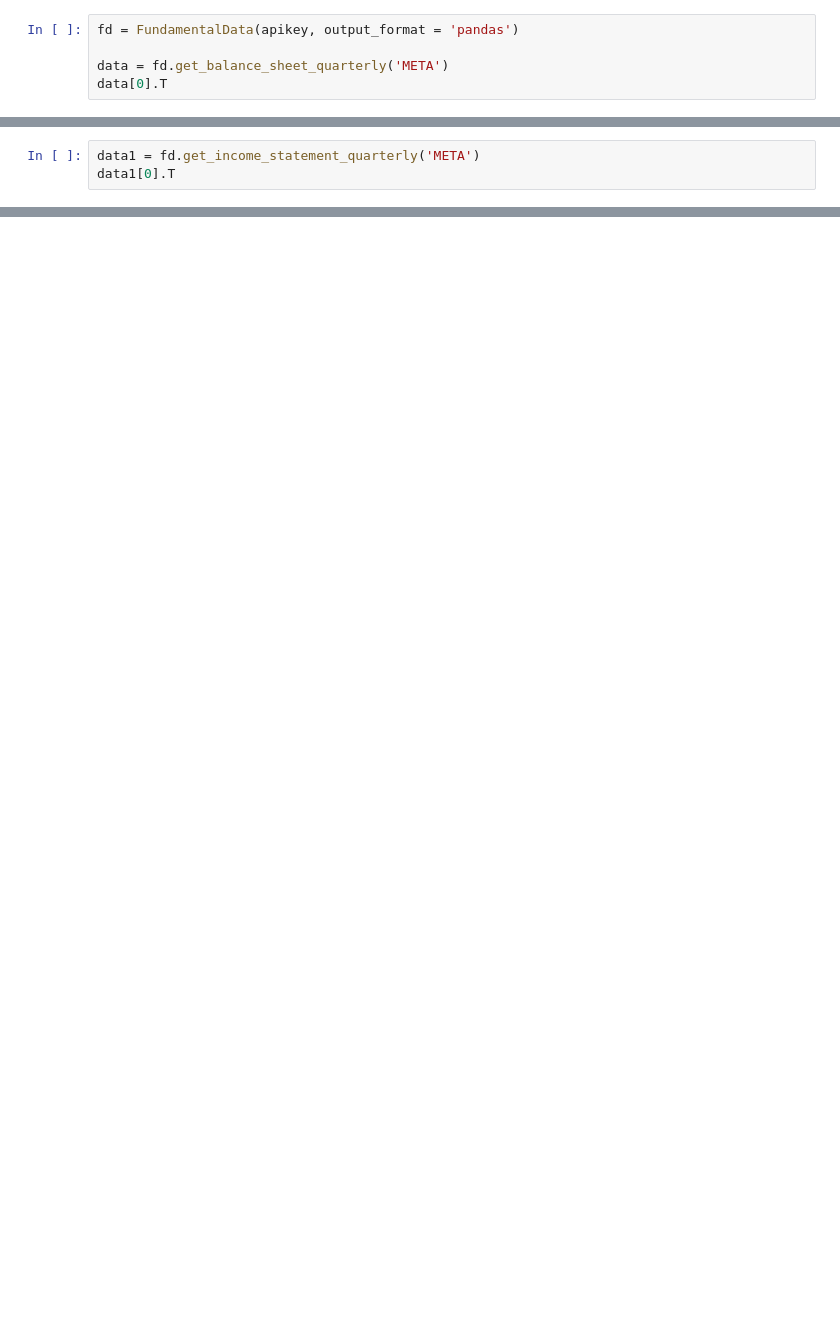
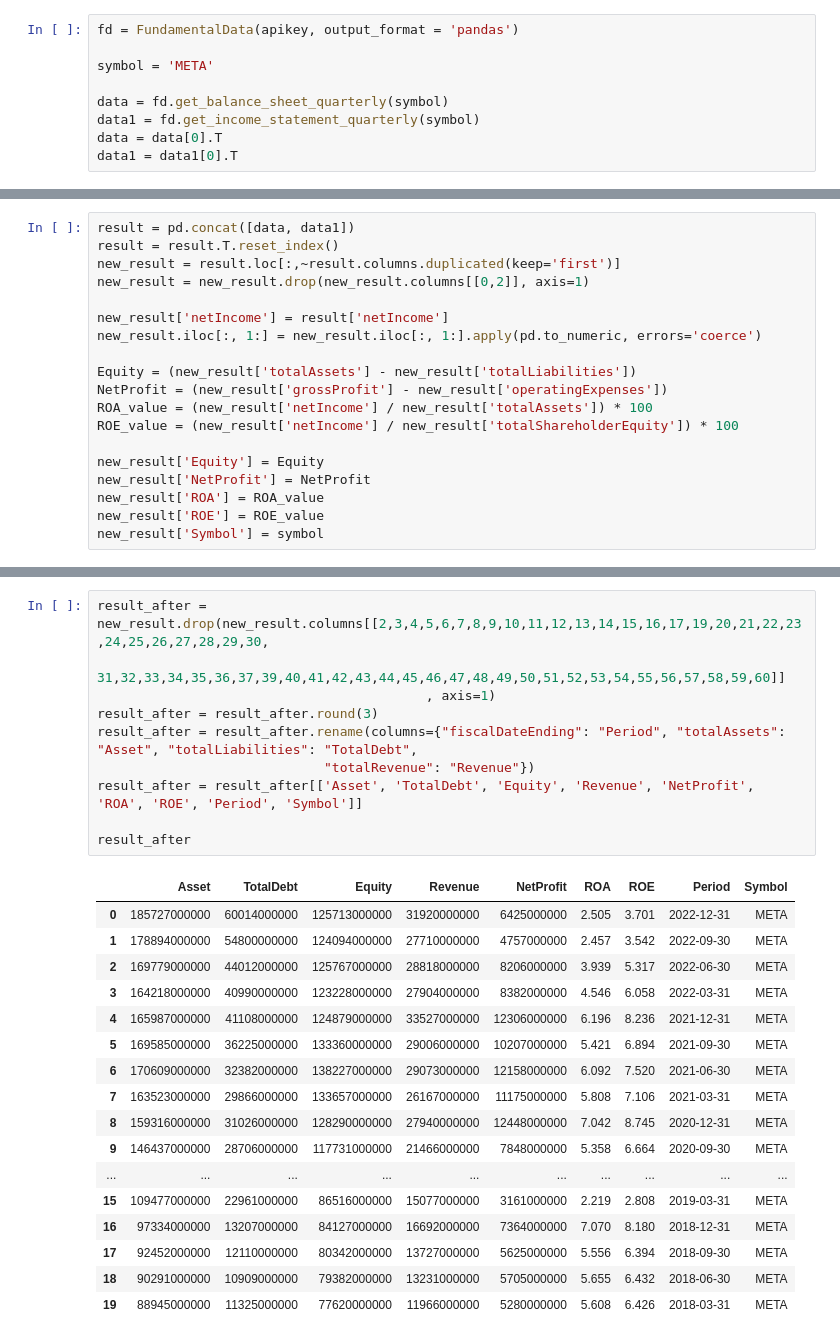
Before and after one commit to TIIIIIIW/SOFTWARE-DEVELOPMENT-2, a Jupyter notebook: ML/Data/data_nasdaq.ipynb, the cells around one changed output, grey strips where cells are left out. Saved outputs shown, nothing was run; the diff lists cells and outputs as text; blank space fills up the shorter version.

```diff
--- a/ML/Data/data_nasdaq.ipynb
+++ b/ML/Data/data_nasdaq.ipynb
@@ -5,5 +6,9 @@ apikey = '4YLKM5SFV5RXMQCG'
 # %%
 fd = FundamentalData(apikey, output_format = 'pandas')
 
-data = fd.get_balance_sheet_quarterly('META')
-data[0].T
+symbol = 'META'
+
+data = fd.get_balance_sheet_quarterly(symbol)
+data1 = fd.get_income_statement_quarterly(symbol)
+data = data[0].T
+data1 = data1[0].T
@@ -28,3 +14,0 @@ data[0].T
-# %%
-data1 = fd.get_income_statement_quarterly('META')
-data1[0].T
@@ -48,0 +15,19 @@ data1[0].T
+# %%
+result = pd.concat([data, data1])
+result = result.T.reset_index()
+new_result = result.loc[:,~result.columns.duplicated(keep='first')]
+new_result = new_result.drop(new_result.columns[[0,2]], axis=1)
+
+new_result['netIncome'] = result['netIncome']
+new_result.iloc[:, 1:] = new_result.iloc[:, 1:].apply(pd.to_numeric, errors='coerce')
+
+Equity = (new_result['totalAssets'] - new_result['totalLiabilities'])
+NetProfit = (new_result['grossProfit'] - new_result['operatingExpenses'])
+ROA_value = (new_result['netIncome'] / new_result['totalAssets']) * 100
+ROE_value = (new_result['netIncome'] / new_result['totalShareholderEquity']) * 100
+
+new_result['Equity'] = Equity
+new_result['NetProfit'] = NetProfit
+new_result['ROA'] = ROA_value
+new_result['ROE'] = ROE_value
+new_result['Symbol'] = symbol
@@ -48,0 +53,28 @@ data1[0].T
+# %%
+result_after = new_result.drop(new_result.columns[[2,3,4,5,6,7,8,9,10,11,12,13,14,15,16,17,19,20,21,22,23,24,25,26,27,28,29,30,
+                                          31,32,33,34,35,36,37,39,40,41,42,43,44,45,46,47,48,49,50,51,52,53,54,55,56,57,58,59,60]]
+                                          , axis=1)
+result_after = result_after.round(3)
+result_after = result_after.rename(columns={"fiscalDateEnding": "Period", "totalAssets": "Asset", "totalLiabilities": "TotalDebt",
+                             "totalRevenue": "Revenue"})
+result_after = result_after[['Asset', 'TotalDebt', 'Equity', 'Revenue', 'NetProfit', 'ROA', 'ROE', 'Period', 'Symbol']]
+
+result_after
+# %% [output]
+|  | Asset | TotalDebt | Equity | Revenue | NetProfit | ROA | ROE | Period | Symbol |
+| 0 | 185727000000 | 60014000000 | 125713000000 | 31920000000 | 6425000000 | 2.505 | 3.701 | 2022-12-31 | META |
+| 1 | 178894000000 | 54800000000 | 124094000000 | 27710000000 | 4757000000 | 2.457 | 3.542 | 2022-09-30 | META |
+| 2 | 169779000000 | 44012000000 | 125767000000 | 28818000000 | 8206000000 | 3.939 | 5.317 | 2022-06-30 | META |
+| 3 | 164218000000 | 40990000000 | 123228000000 | 27904000000 | 8382000000 | 4.546 | 6.058 | 2022-03-31 | META |
+| 4 | 165987000000 | 41108000000 | 124879000000 | 33527000000 | 12306000000 | 6.196 | 8.236 | 2021-12-31 | META |
+| 5 | 169585000000 | 36225000000 | 133360000000 | 29006000000 | 10207000000 | 5.421 | 6.894 | 2021-09-30 | META |
+| 6 | 170609000000 | 32382000000 | 138227000000 | 29073000000 | 12158000000 | 6.092 | 7.520 | 2021-06-30 | META |
+| 7 | 163523000000 | 29866000000 | 133657000000 | 26167000000 | 11175000000 | 5.808 | 7.106 | 2021-03-31 | META |
+| 8 | 159316000000 | 31026000000 | 128290000000 | 27940000000 | 12448000000 | 7.042 | 8.745 | 2020-12-31 | META |
+| 9 | 146437000000 | 28706000000 | 117731000000 | 21466000000 | 7848000000 | 5.358 | 6.664 | 2020-09-30 | META |
+| ... | ... | ... | ... | ... | ... | ... | ... | ... | ... |
+| 15 | 109477000000 | 22961000000 | 86516000000 | 15077000000 | 3161000000 | 2.219 | 2.808 | 2019-03-31 | META |
+| 16 | 97334000000 | 13207000000 | 84127000000 | 16692000000 | 7364000000 | 7.070 | 8.180 | 2018-12-31 | META |
+| 17 | 92452000000 | 12110000000 | 80342000000 | 13727000000 | 5625000000 | 5.556 | 6.394 | 2018-09-30 | META |
+| 18 | 90291000000 | 10909000000 | 79382000000 | 13231000000 | 5705000000 | 5.655 | 6.432 | 2018-06-30 | META |
+| 19 | 88945000000 | 11325000000 | 77620000000 | 11966000000 | 5280000000 | 5.608 | 6.426 | 2018-03-31 | META |
```
Also changed, not shown: parts of 4 cells of this notebook, 1 other file.
